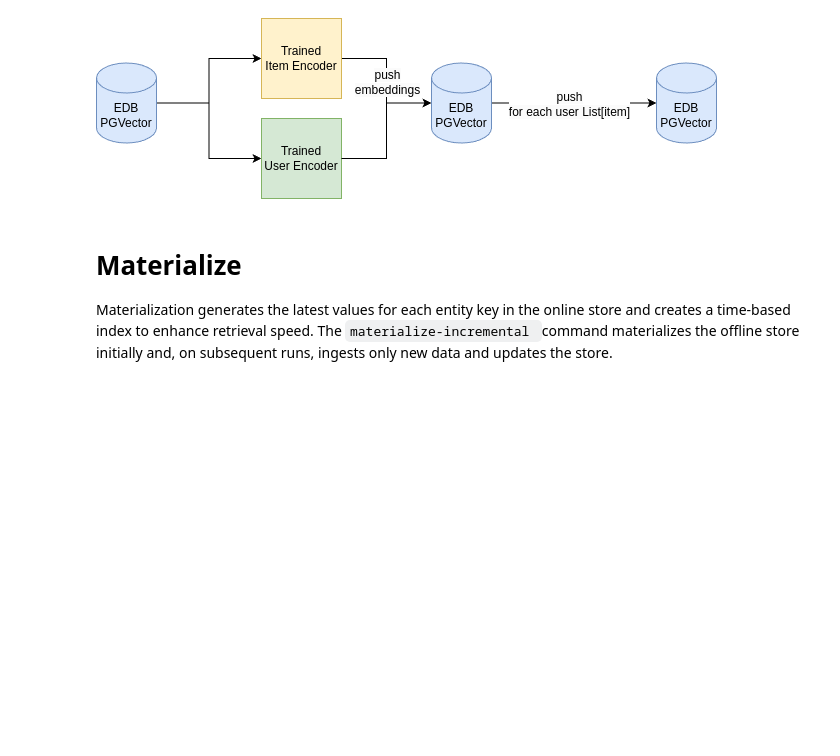
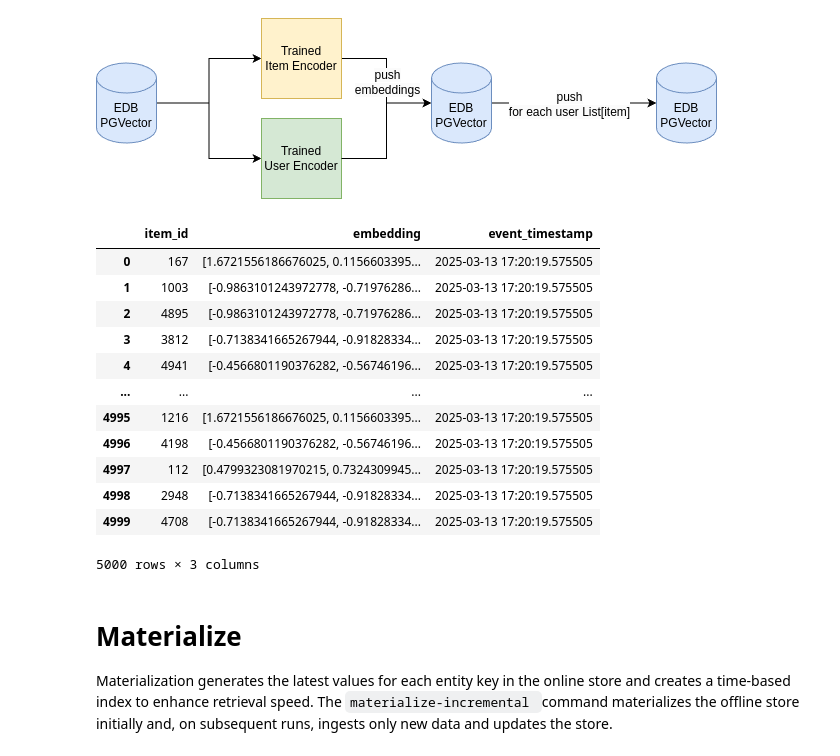
Before and after one commit to RHEcosystemAppEng/feast-edb-demo, a Jupyter notebook: main.ipynb, the cells around one changed output. Cells and saved outputs as stored; diff of their text form; code cells hidden in the pictures; blank space fills up the shorter version.

Commit message:
fix online store

```diff
--- a/main.ipynb
+++ b/main.ipynb
@@ -98,11 +100,14 @@ interaction_df = store.get_historical_features(entity_df=item_user_interactions_
 # %%
-# from models import ItemEncoder, UserEncoder, TwoTowerModel, train_two_tower
-# dim = 64
+from models.two_tower import TwoTowerModel
+from models.user_tower import UserTower
+from models.item_tower import ItemTower
+from models.train_two_tower import train_two_tower
+dim = 64
 
-# item_encoder = ItemEncoder(dim)
-# user_encoder = UserEncoder(dim)
-# two_tower_model = TwoTowerModel(item_encoder=item_encoder, user_encoder=user_encoder)
-# train_two_tower(two_tower_model, item_df, user_df, interaction_df)
+item_encoder = ItemTower(dim)
+user_encoder = UserTower(dim)
+two_tower_model = TwoTowerModel(item_tower=item_encoder, user_tower=user_encoder)
+train_two_tower(two_tower_model, item_df, user_df, interaction_df)
 # %% [markdown]
 # Batch scoring
 Encode the items and users vector representation
@@ -121,24 +115,39 @@ Encode the items and users vector representation
 ![batch_scoring.drawio.png](attachment:batch_scoring.drawio.png)
 # %%
 from feast.data_source import PushMode
-import numpy as np
-k = 10
-embed_dim = 64
+from models.data_util import data_preproccess
 
-# Create embedding for items and users
-# embeded_items = item_encoder(item_df)
-# embeded_users = user_encoder(user_df)
+# Create a new table to be push to the online store
 item_embed_df = item_df[['item_id']].copy()
 user_embed_df = user_df[['user_id']].copy()
 
-item_embed_df['embedding'] = np.random.randn(len(item_embed_df), embed_dim).tolist()
-user_embed_df['embedding'] = np.random.randn(len(user_embed_df), embed_dim).tolist()
+# Encode the items and users
+item_embed_df['embedding'] = item_encoder(**data_preproccess(item_df)).detach().numpy().tolist()
+user_embed_df['embedding'] = user_encoder(**data_preproccess(user_df)).detach().numpy().tolist()
+
+# Add the currnet timestamp
 item_embed_df['event_timestamp'] = datetime.now()
 user_embed_df['event_timestamp'] = datetime.now()
 
 # Push the new embedding to the offline and online store
 store.push('item_embed_push_source', item_embed_df, to=PushMode.ONLINE_AND_OFFLINE)
 store.push('user_embed_push_source', user_embed_df, to=PushMode.ONLINE_AND_OFFLINE)
+# %%
+item_embed_df
+# %% [output]
+|  | item_id | embedding | event_timestamp |
+| 0 | 167 | [1.6721556186676025, 0.1156603395... | 2025-03-13 17:20:19.575505 |
+| 1 | 1003 | [-0.9863101243972778, -0.71976286... | 2025-03-13 17:20:19.575505 |
+| 2 | 4895 | [-0.9863101243972778, -0.71976286... | 2025-03-13 17:20:19.575505 |
+| 3 | 3812 | [-0.7138341665267944, -0.91828334... | 2025-03-13 17:20:19.575505 |
+| 4 | 4941 | [-0.4566801190376282, -0.56746196... | 2025-03-13 17:20:19.575505 |
+| ... | ... | ... | ... |
+| 4995 | 1216 | [1.6721556186676025, 0.1156603395... | 2025-03-13 17:20:19.575505 |
+| 4996 | 4198 | [-0.4566801190376282, -0.56746196... | 2025-03-13 17:20:19.575505 |
+| 4997 | 112 | [0.4799323081970215, 0.7324309945... | 2025-03-13 17:20:19.575505 |
+| 4998 | 2948 | [-0.7138341665267944, -0.91828334... | 2025-03-13 17:20:19.575505 |
+| 4999 | 4708 | [-0.7138341665267944, -0.91828334... | 2025-03-13 17:20:19.575505 |
+5000 rows × 3 columns
 # %% [markdown]
 # Materialize
 Materialization generates the latest values for each entity key in the online store and creates a time-based index to enhance retrieval speed.
```
Also changed, not shown: parts of 19 cells of this notebook, 4 other files.
